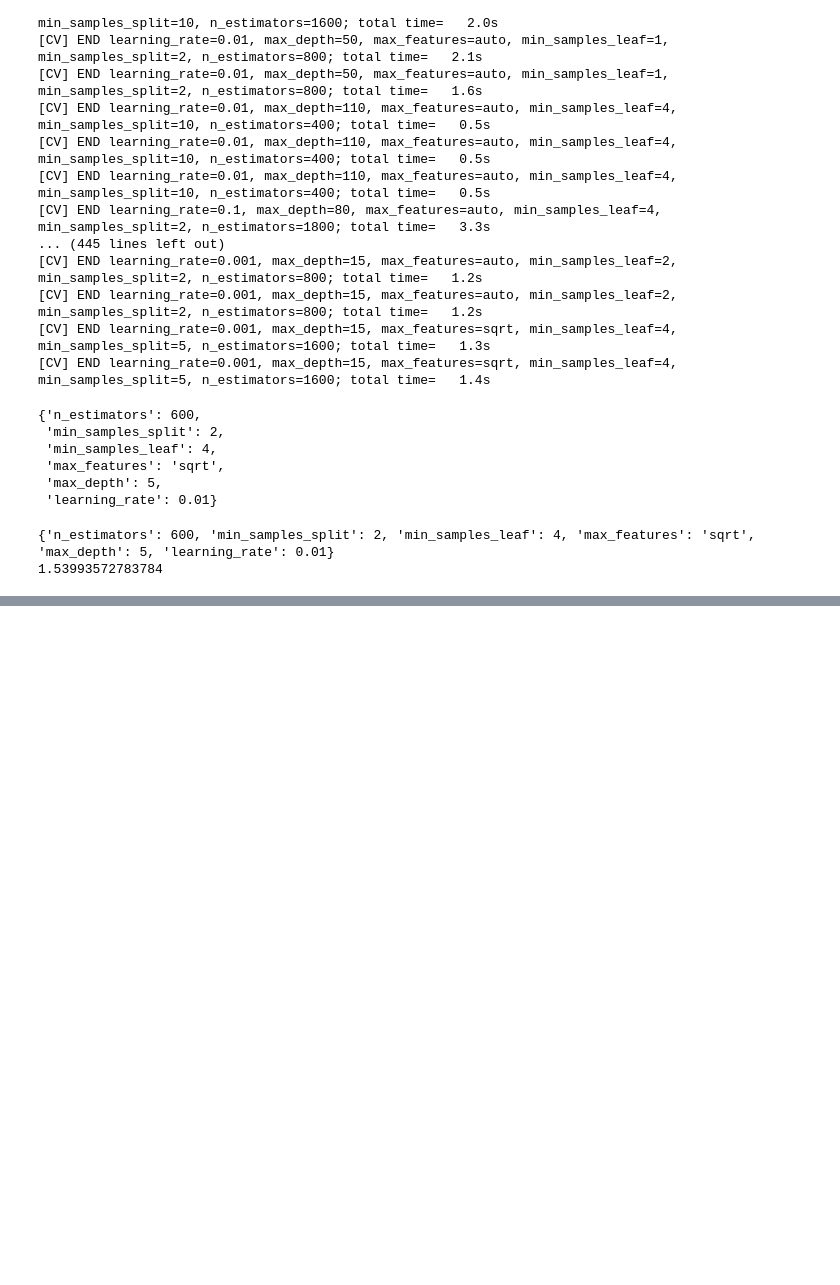
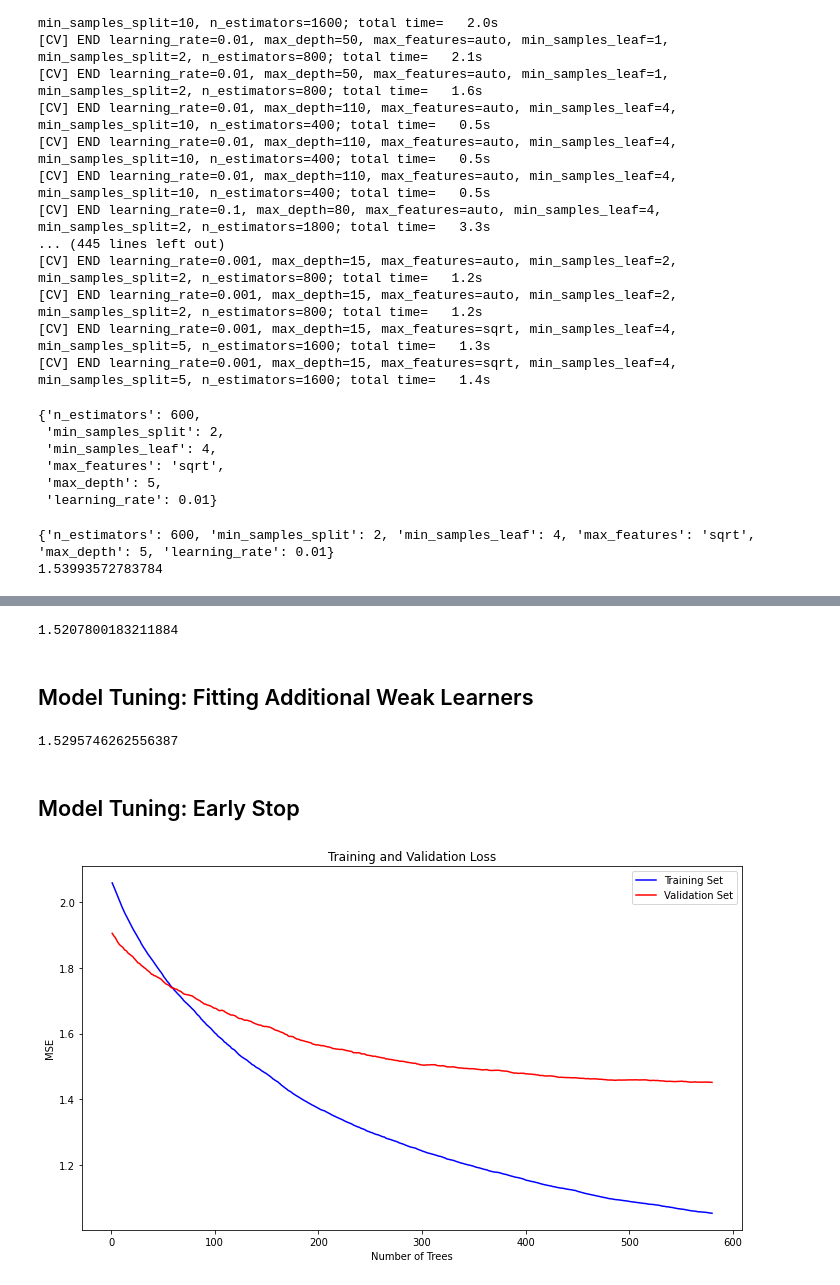
Before and after one commit to MikeZ77/STAT-452, a Jupyter notebook: src/tree_models.ipynb, the cells around one changed output, grey strips where cells are left out. Drawn from its saved outputs; the diff is of its cells as text; code cells hidden in the pictures; blank space fills up the shorter version.

```diff
--- a/src/tree_models.ipynb
+++ b/src/tree_models.ipynb
@@ -97,7 +100,7 @@ random_grid = {'n_estimators': n_estimators,
 
 
 model = RandomForestRegressor()
-model_tuned = RandomizedSearchCV(estimator = model, param_distributions = random_grid, n_iter = 100, cv = 5, verbose=2, random_state=42, n_jobs = -1)
+model_tuned = RandomizedSearchCV(estimator = model, param_distributions = random_grid, n_iter = 100, cv = 5, verbose=1, random_state=42, n_jobs = -1)
 model_tuned.fit(X_train, y_train)
 model_tuned.best_params_
 # %% [output]
@@ -168,7 +140,7 @@ random_grid = {'n_estimators': n_estimators,
 
 
 model = GradientBoostingRegressor()
-model_tuned = RandomizedSearchCV(estimator = model, param_distributions = random_grid, n_iter = 100, cv = 5, verbose=2, random_state=42, n_jobs = -1)
+model_tuned = RandomizedSearchCV(estimator = model, param_distributions = random_grid, n_iter = 100, cv = 5, verbose=1, random_state=42, n_jobs = -1)
 model_tuned.fit(X_train, y_train)
 model_tuned.best_params_
 # %% [output]
@@ -206,0 +181,14 @@ print(np.median(score))
+# %%
+param_grid = {
+    'n_estimators': [580, 590, 600, 610, 620],
+    'min_samples_split': [2,3,4],
+    'min_samples_leaf': [3,4,5],
+    'max_features': ['sqrt'],
+    'max_depth': [4,5,6,7],
+    'learning_rate': [0.005, 0.01, 0.05]
+}
+
+model = GradientBoostingRegressor()
+grid_search = GridSearchCV(estimator = model, param_grid = param_grid, cv = 5, n_jobs = -1, verbose = 1)
+grid_search.fit(X_train, y_train)
+print(grid_search.best_params_)
@@ -206,0 +198,61 @@ print(np.median(score))
+# %%
+model = grid_search.best_estimator_
+score = cross_val_score(model, X_train, y_train, scoring=make_scorer(mean_squared_error,greater_is_better=False), cv=cv, n_jobs=-1)
+score = np.abs(score)
+print(np.median(score))
+# %% [output]
+1.5207800183211884
+# %% [markdown]
+## Model Tuning: Fitting Additional Weak Learners
+# %%
+model.set_params(n_estimators=500, warm_start=True)
+score = cross_val_score(model, X_train, y_train, scoring=make_scorer(mean_squared_error,greater_is_better=False), cv=cv, n_jobs=-1)
+score = np.abs(score)
+print(np.median(score))
+# %% [output]
+1.5295746262556387
+# %% [markdown]
+## Model Tuning: Early Stop
+# %%
+X_train = train[['X1','X15','X12','X4']]
+X, x, Y, y = train_test_split(
+    X_train, y_train, test_size=0.2, random_state=10
+)
+
+best_params = {
+    'learning_rate': 0.01,
+    'max_depth': 4,
+    'max_features': 'sqrt',
+    'min_samples_leaf': 5,
+    'min_samples_split': 3,
+    'n_estimators': 580,
+    'loss': 'squared_error'
+}
+
+model = GradientBoostingRegressor(**best_params)
+model.fit(X, Y)
+mse = mean_squared_error(y, model.predict(x))
+
+test_score = np.zeros((best_params["n_estimators"],), dtype=np.float64)
+for i, y_pred in enumerate(model.staged_predict(x)):
+    test_score[i] = model.loss_(y, y_pred)
+
+fig = plt.figure(figsize=(10, 6))
+plt.subplot(1, 1, 1)
+plt.title("Training and Validation Loss")
+plt.plot(
+    np.arange(best_params["n_estimators"]) + 1,
+    model.train_score_,
+    "b-",
+    label="Training Set",
+)
+plt.plot(
+    np.arange(best_params["n_estimators"]) + 1, test_score, "r-", label="Validation Set"
+)
+plt.legend(loc="upper right")
+plt.xlabel("Number of Trees")
+plt.ylabel("MSE")
+fig.tight_layout()
+plt.show()
+# %% [output]
+[figure, added]
```
Also changed, not shown: parts of 10 cells of this notebook, 3 other files.
